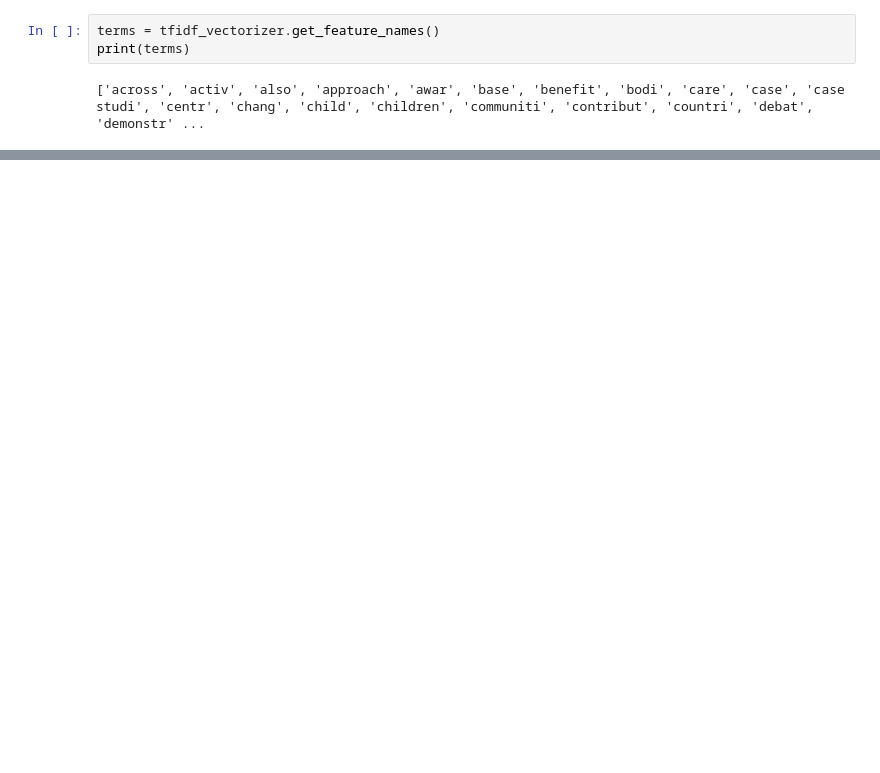
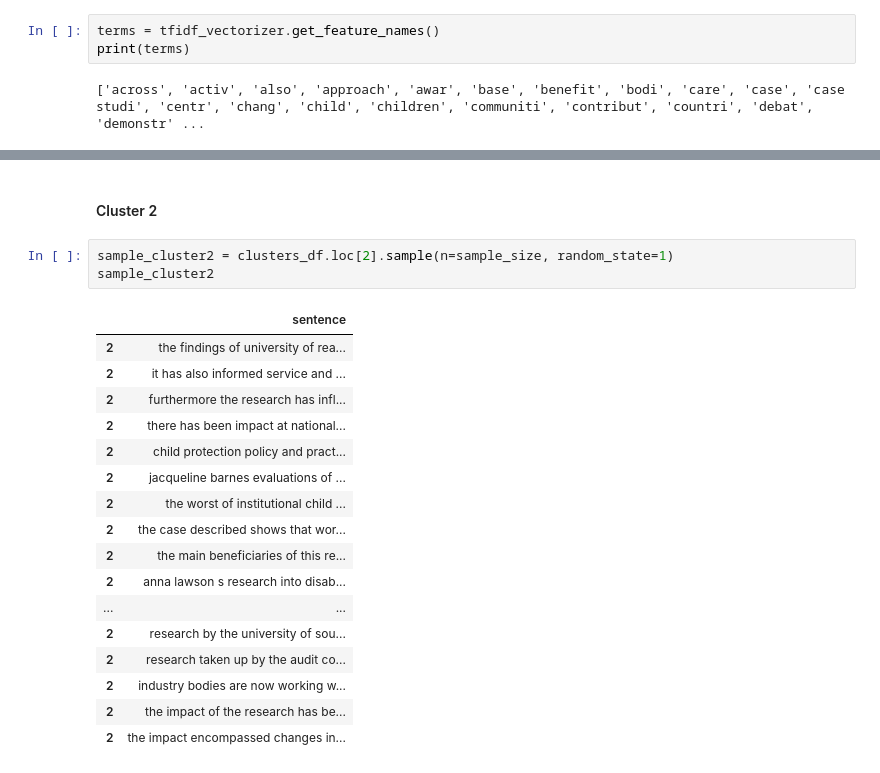
Before and after one commit to joausaga/impact-classifier, a Jupyter notebook: social_impact_data_generator.ipynb, the cells around one changed output, grey strips where cells are left out. Cells and saved outputs as stored; diff of their text form; blank space fills up the shorter version.

```diff
--- a/social_impact_data_generator.ipynb
+++ b/social_impact_data_generator.ipynb
@@ -297,0 +357,23 @@ Cluster 1 words: research, development, policy, impact, uk, used,
+# %% [markdown]
+#### Cluster 2
+# %%
+sample_cluster2 = clusters_df.loc[2].sample(n=sample_size, random_state=1)
+sample_cluster2
+# %% [output]
+|  | sentence |
+| 2 | the findings of university of rea... |
+| 2 | it has also informed service and ... |
+| 2 | furthermore the research has infl... |
+| 2 | there has been impact at national... |
+| 2 | child protection policy and pract... |
+| 2 | jacqueline barnes evaluations of ... |
+| 2 | the worst of institutional child ... |
+| 2 | the case described shows that wor... |
+| 2 | the main beneficiaries of this re... |
+| 2 | anna lawson s research into disab... |
+| ... | ... |
+| 2 | research by the university of sou... |
+| 2 | research taken up by the audit co... |
+| 2 | industry bodies are now working w... |
+| 2 | the impact of the research has be... |
+| 2 | the impact encompassed changes in... |
```
Also changed, not shown: parts of 21 cells of this notebook, 1 other file.
